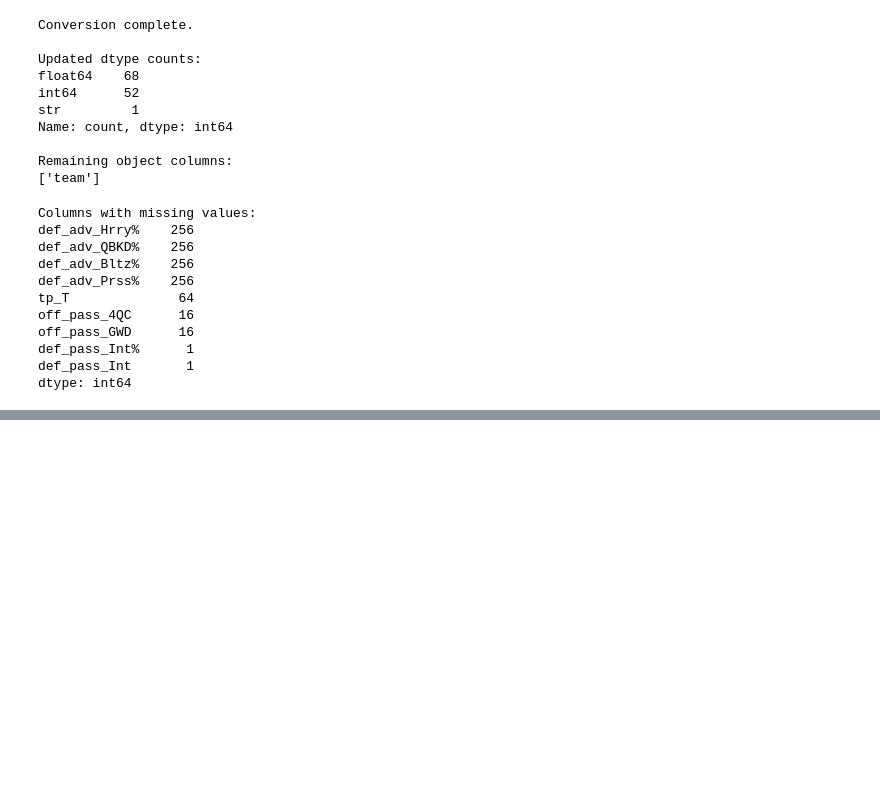
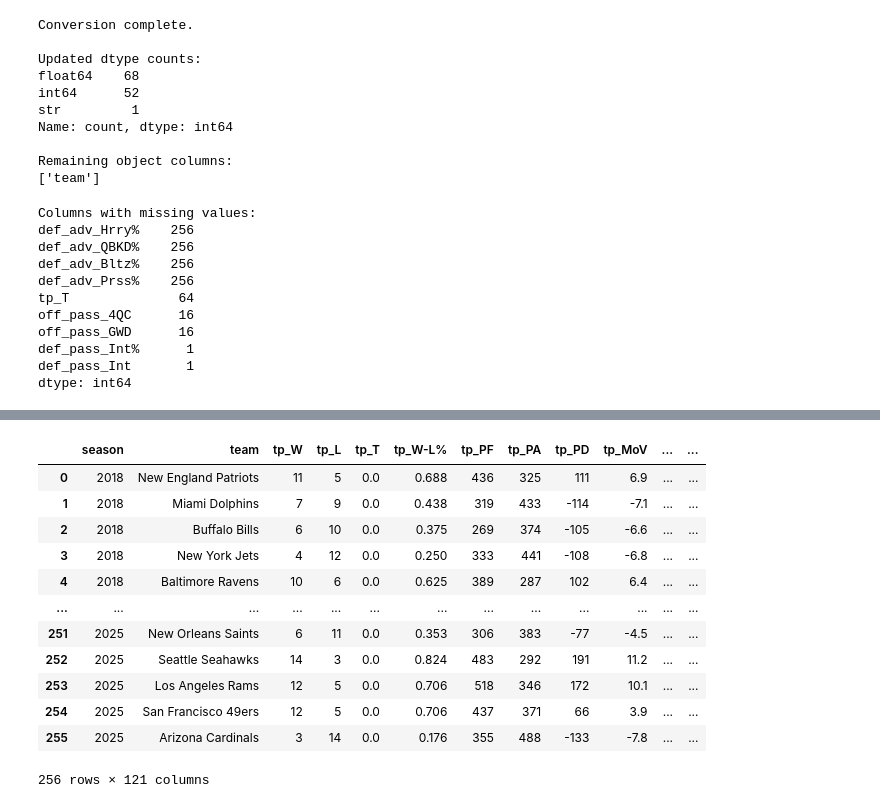
Before and after one commit to mattmarz94/nfl-decision-support-analytics, a Jupyter notebook: Data Preprocessing/build_team_season_master.ipynb, the cells around one changed output, grey strips where cells are left out. Cells and saved outputs as stored; diff of their text form; code cells hidden in the pictures; blank space fills up the shorter version.

```diff
--- a/Data Preprocessing/build_team_season_master.ipynb
+++ b/Data Preprocessing/build_team_season_master.ipynb
@@ -1495,27 +1512,44 @@ playoffs_all = normalize_team_names(playoffs_all)
 # Ensure int 0/1
 playoffs_all["made_playoffs"] = playoffs_all["made_playoffs"].astype(int)
 
+print("master_df shape before merge:", master_df.shape)
+print("playoffs_all shape before merge:", playoffs_all.shape)
+
+print("\nDuplicate keys in master_df:")
+print(master_df[master_df.duplicated(["season", "team"], keep=False)]
+      .sort_values(["season", "team"]))
+
+print("\nDuplicate keys in playoffs_all:")
+print(playoffs_all[playoffs_all.duplicated(["season", "team"], keep=False)]
+      .sort_values(["season", "team"]))
+
 # ---------------------------------------
 # Merge into master
 # ---------------------------------------
+# drop old target if it already exists
 master_df = master_df.drop(columns=["made_playoffs"], errors="ignore")
 
+# make sure playoff lookup has only one row per season-team
+playoffs_all = playoffs_all.drop_duplicates(subset=["season", "team"])
+
+# validated merge
 master_df = master_df.merge(
     playoffs_all,
     on=["season", "team"],
-    how="left"
+    how="left",
+    validate="one_to_one"
 )
 
-# Safety checks
-missing_labels = master_df["made_playoffs"].isna().sum()
-if missing_labels > 0:
-    print(f"⚠️ Missing playoff labels for {missing_labels} rows (check team naming).")
-else:
-    print("✅ All teams have playoff label")
+print("\nmaster_df shape after merge:", master_df.shape)
 
-print(master_df["made_playoffs"].value_counts())
+print("\nMissing values in defensive advanced rate columns:")
+print(master_df[["def_adv_Bltz%", "def_adv_Hrry%", "def_adv_QBKD%", "def_adv_Prss%"]].isna().sum())
 
-master_df.head()
+print("\nMissing playoff labels:", master_df["made_playoffs"].isna().sum())
+
+
+
+master_df.info
 # %% [output]
 Found 8 playoff lookup files (2018+):
  - 2018 Playoff Teams Lookup.csv
@@ -1641,3 +1770,19 @@ dtype: int64
+# %%
+master_df
+# %% [output]
+|  | season | team | tp_W | tp_L | tp_T | tp_W-L% | tp_PF | tp_PA | tp_PD | tp_MoV | ... | ... |
+| 0 | 2018 | New England Patriots | 11 | 5 | 0.0 | 0.688 | 436 | 325 | 111 | 6.9 | ... | ... |
+| 1 | 2018 | Miami Dolphins | 7 | 9 | 0.0 | 0.438 | 319 | 433 | -114 | -7.1 | ... | ... |
+| 2 | 2018 | Buffalo Bills | 6 | 10 | 0.0 | 0.375 | 269 | 374 | -105 | -6.6 | ... | ... |
+| 3 | 2018 | New York Jets | 4 | 12 | 0.0 | 0.250 | 333 | 441 | -108 | -6.8 | ... | ... |
+| 4 | 2018 | Baltimore Ravens | 10 | 6 | 0.0 | 0.625 | 389 | 287 | 102 | 6.4 | ... | ... |
+| ... | ... | ... | ... | ... | ... | ... | ... | ... | ... | ... | ... | ... |
+| 251 | 2025 | New Orleans Saints | 6 | 11 | 0.0 | 0.353 | 306 | 383 | -77 | -4.5 | ... | ... |
+| 252 | 2025 | Seattle Seahawks | 14 | 3 | 0.0 | 0.824 | 483 | 292 | 191 | 11.2 | ... | ... |
+| 253 | 2025 | Los Angeles Rams | 12 | 5 | 0.0 | 0.706 | 518 | 346 | 172 | 10.1 | ... | ... |
+| 254 | 2025 | San Francisco 49ers | 12 | 5 | 0.0 | 0.706 | 437 | 371 | 66 | 3.9 | ... | ... |
+| 255 | 2025 | Arizona Cardinals | 3 | 14 | 0.0 | 0.176 | 355 | 488 | -133 | -7.8 | ... | ... |
+256 rows × 121 columns
 # %%
 #### Save File ####
 master_df.to_csv("Team_Stats_Merge_2018_2025.csv", index=False)
```
Also changed, not shown: parts of 7 cells of this notebook, 3 other files.
